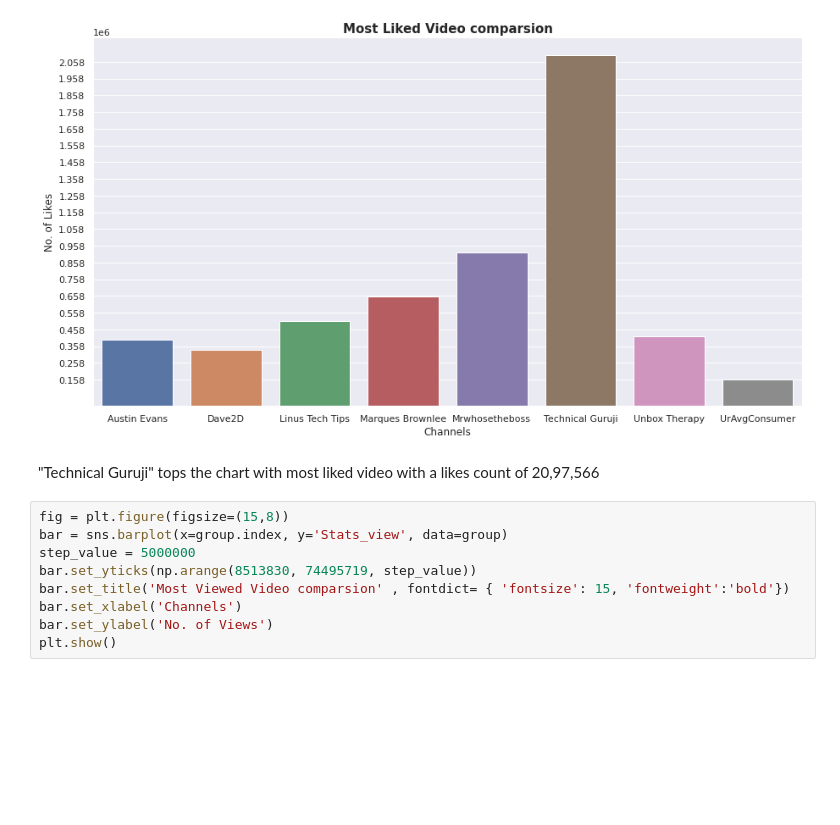
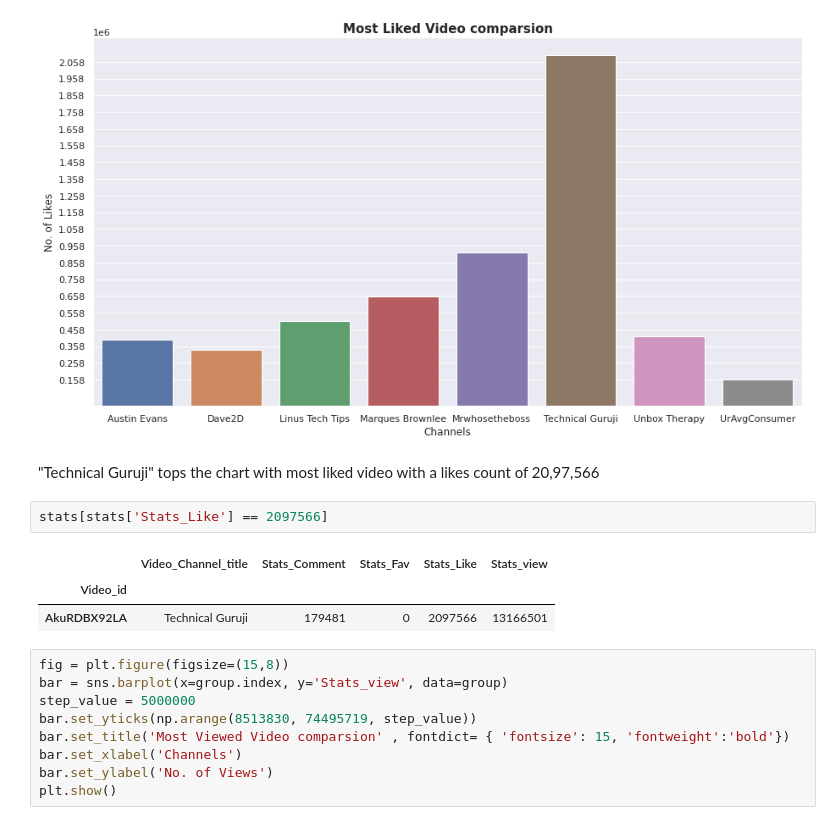
Before and after one commit to PyAshishMhatre/Channel-Analysis-using-Youtube-Data-API, a Jupyter notebook: YoutubeAnalysis_(1).ipynb, the cells around one changed output. Saved outputs shown, nothing was run; the diff lists cells and outputs as text; blank space fills up the shorter version.

```diff
--- a/YoutubeAnalysis_(1).ipynb
+++ b/YoutubeAnalysis_(1).ipynb
@@ -506,6 +512,12 @@ plt.show()
 [figure]
 # %% [markdown]
 "Technical Guruji" tops the chart with most liked video with a likes count of 20,97,566
+# %%
+stats[stats['Stats_Like'] == 2097566]
+# %% [output]
+|  | Video_Channel_title | Stats_Comment | Stats_Fav | Stats_Like | Stats_view |
+| Video_id |  |  |  |  |  |
+| AkuRDBX92LA | Technical Guruji | 179481 | 0 | 2097566 | 13166501 |
 # %%
 fig = plt.figure(figsize=(15,8))
 bar = sns.barplot(x=group.index, y='Stats_view', data=group)
```
Also changed, not shown: parts of 4 cells of this notebook.
